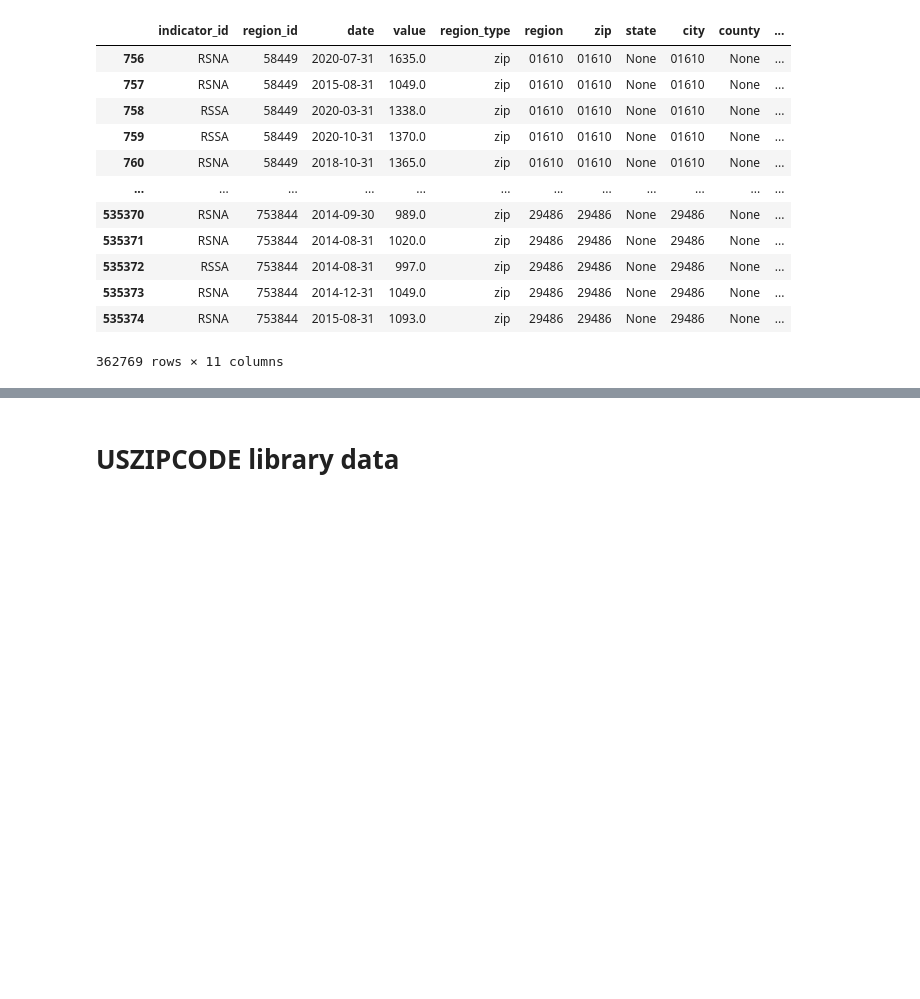
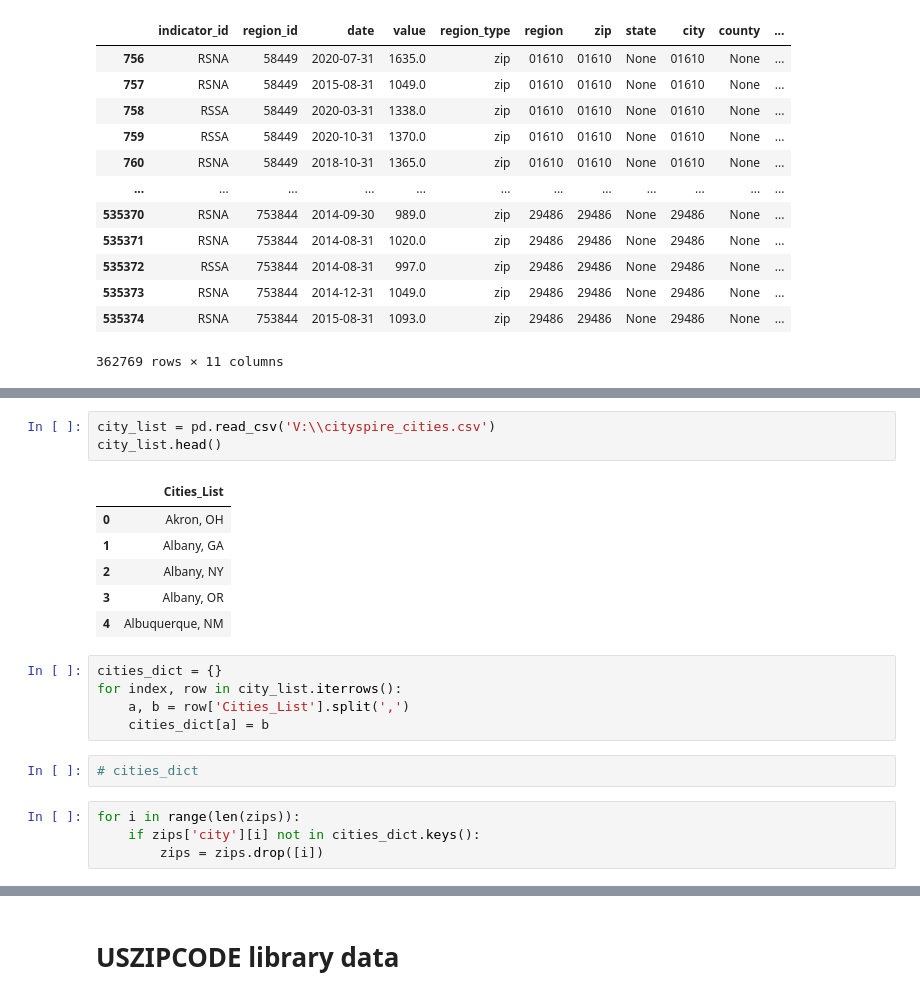
Before and after one commit to BloomTech-Labs/PT17_cityspire-f-ds, a Jupyter notebook: notebooks/exploratory/real_estate.ipynb, the cells around one changed output, grey strips where cells are left out. Drawn from its saved outputs; the diff is of its cells as text; blank space fills up the shorter version.

```diff
--- a/notebooks/exploratory/real_estate.ipynb
+++ b/notebooks/exploratory/real_estate.ipynb
@@ -400,0 +447,21 @@ rent_per_region[rent_per_region['city'].str.contains(r"^\d+$")]
+# %%
+city_list = pd.read_csv('V:\\cityspire_cities.csv')
+city_list.head()
+# %% [output]
+|  | Cities_List |
+| 0 | Akron, OH |
+| 1 | Albany, GA |
+| 2 | Albany, NY |
+| 3 | Albany, OR |
+| 4 | Albuquerque, NM |
+# %%
+cities_dict = {}
+for index, row in city_list.iterrows():
+    a, b = row['Cities_List'].split(',')
+    cities_dict[a] = b
+# %%
+# cities_dict
+# %%
+for i in range(len(zips)):
+    if zips['city'][i] not in cities_dict.keys():
+        zips = zips.drop([i])
```
Also changed, not shown: parts of 7 cells of this notebook.
